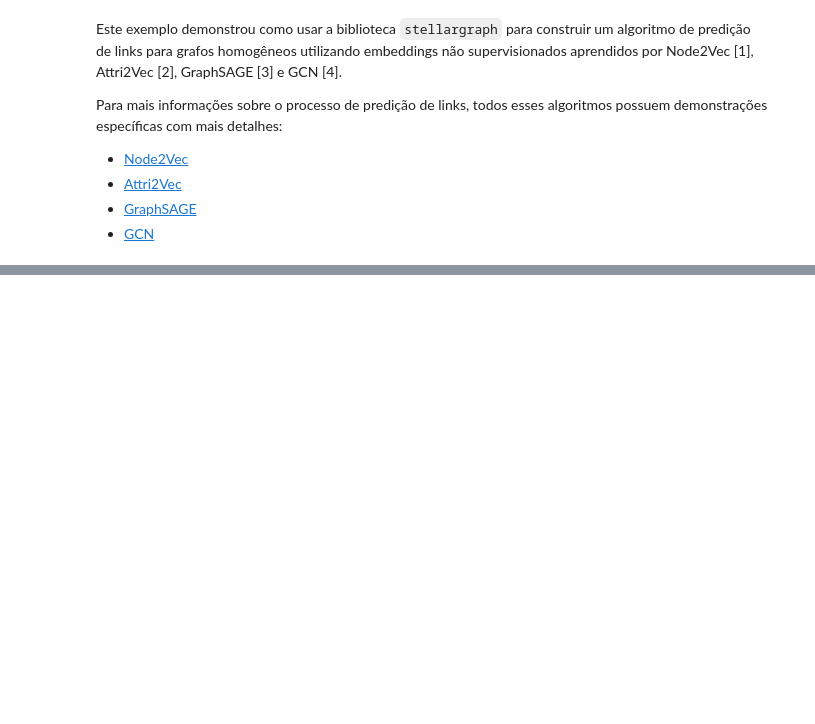
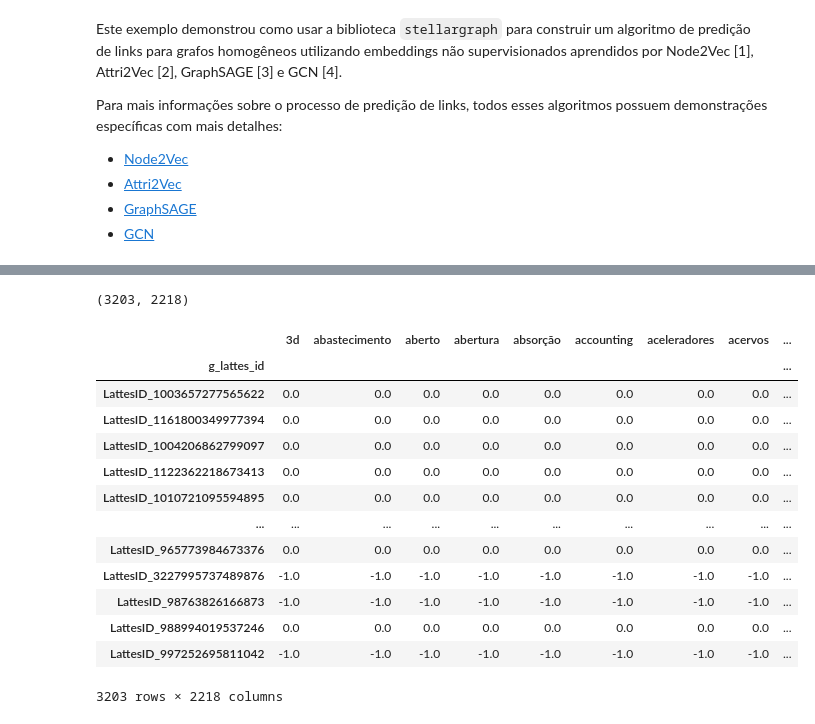
Before and after one commit to yagoprimerano/Network-Analysis-Lattes, a Jupyter notebook: notebooks/my-comparison.ipynb, the cells around one changed output, grey strips where cells are left out. Cells and saved outputs as stored; diff of their text form; code cells hidden in the pictures; blank space fills up the shorter version.

```diff
--- a/notebooks/my-comparison.ipynb
+++ b/notebooks/my-comparison.ipynb
@@ -786,0 +1071,4 @@ Para mais informações sobre o processo de predição de links, todos esses alg
+# %%
+pesq_grafo = pd.DataFrame(list(G.nodes), columns=['g_lattes_id'])
+# %%
+pesq_tdidf = pd.merge(pesq_grafo, areas_tdidf, on='g_lattes_id', how='left')
@@ -786,0 +1106,26 @@ Para mais informações sobre o processo de predição de links, todos esses alg
+# %%
+pesq_tdidf = pesq_tdidf.fillna(-1.0)
+# %%
+pesq_tdidf = pesq_tdidf.drop(['especialidades'], axis=1)
+pesq_tdidf.set_index('g_lattes_id', inplace=True)
+# %%
+pesq_tdidf.shape
+# %% [output]
+(3203, 2218)
+# %%
+pesq_tdidf
+# %% [output]
+|  | 3d | abastecimento | aberto | abertura | absorção | accounting | aceleradores | acervos | ... |
+| g_lattes_id |  |  |  |  |  |  |  |  | ... |
+| LattesID_1003657277565622 | 0.0 | 0.0 | 0.0 | 0.0 | 0.0 | 0.0 | 0.0 | 0.0 | ... |
+| LattesID_1161800349977394 | 0.0 | 0.0 | 0.0 | 0.0 | 0.0 | 0.0 | 0.0 | 0.0 | ... |
+| LattesID_1004206862799097 | 0.0 | 0.0 | 0.0 | 0.0 | 0.0 | 0.0 | 0.0 | 0.0 | ... |
+| LattesID_1122362218673413 | 0.0 | 0.0 | 0.0 | 0.0 | 0.0 | 0.0 | 0.0 | 0.0 | ... |
+| LattesID_1010721095594895 | 0.0 | 0.0 | 0.0 | 0.0 | 0.0 | 0.0 | 0.0 | 0.0 | ... |
+| ... | ... | ... | ... | ... | ... | ... | ... | ... | ... |
+| LattesID_965773984673376 | 0.0 | 0.0 | 0.0 | 0.0 | 0.0 | 0.0 | 0.0 | 0.0 | ... |
+| LattesID_3227995737489876 | -1.0 | -1.0 | -1.0 | -1.0 | -1.0 | -1.0 | -1.0 | -1.0 | ... |
+| LattesID_98763826166873 | -1.0 | -1.0 | -1.0 | -1.0 | -1.0 | -1.0 | -1.0 | -1.0 | ... |
+| LattesID_988994019537246 | 0.0 | 0.0 | 0.0 | 0.0 | 0.0 | 0.0 | 0.0 | 0.0 | ... |
+| LattesID_997252695811042 | -1.0 | -1.0 | -1.0 | -1.0 | -1.0 | -1.0 | -1.0 | -1.0 | ... |
+3203 rows × 2218 columns
```
Also changed, not shown: parts of 73 cells of this notebook, 4 other files.
